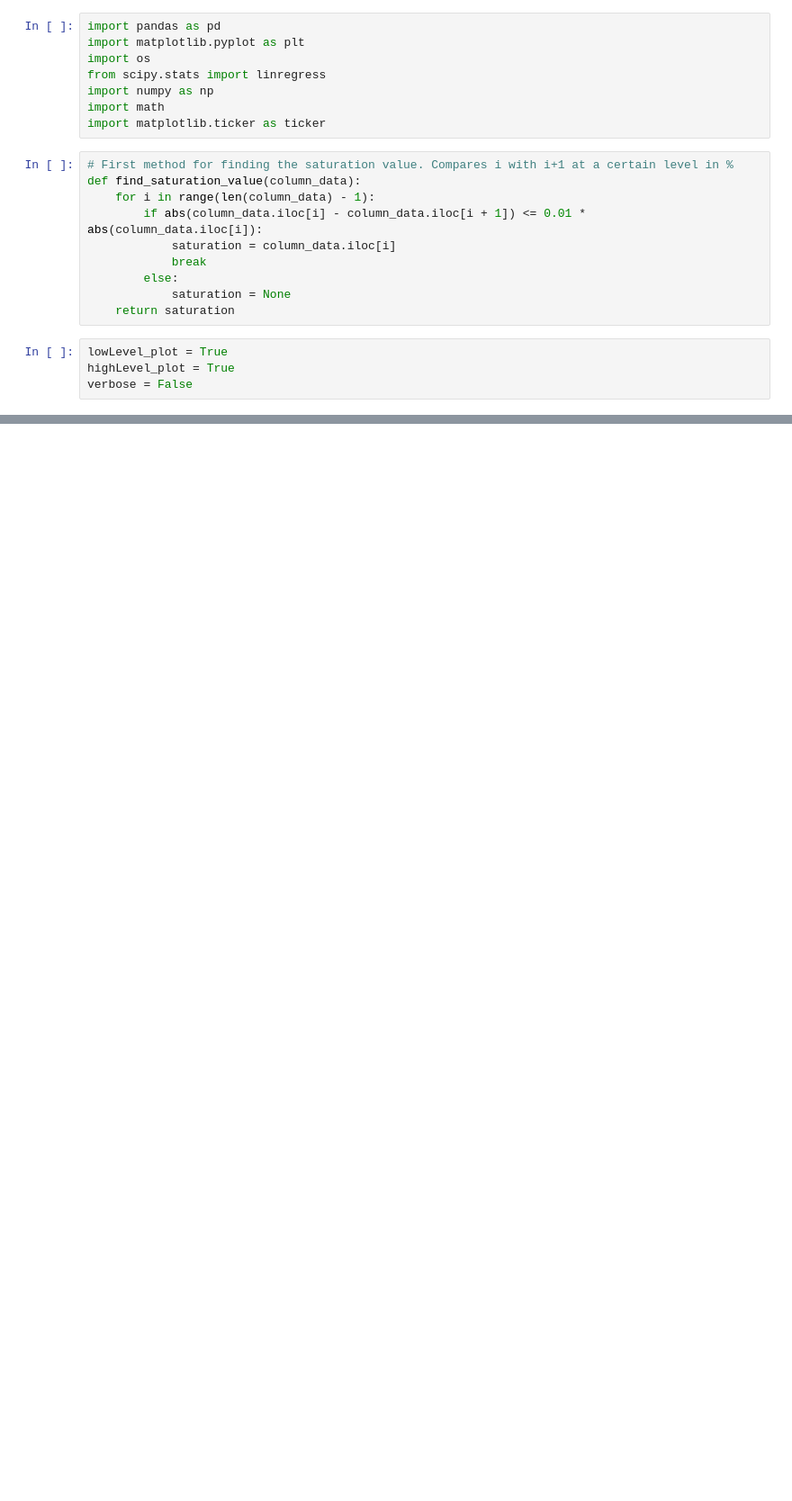
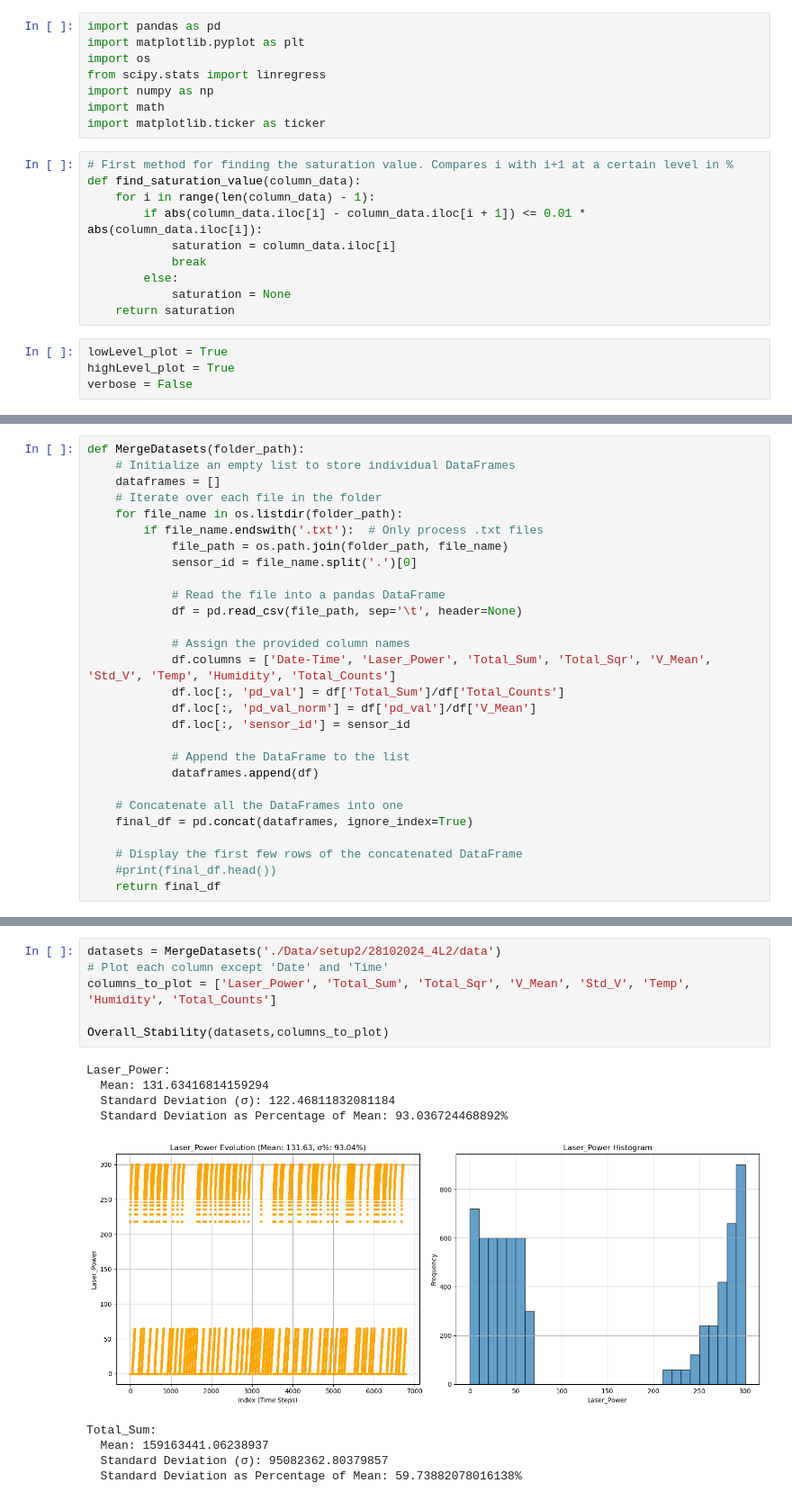
Before and after one commit to IFAEControl/sensors-analysis, a Jupyter notebook: Characterization_board_setup2.ipynb, the cells around one changed output, grey strips where cells are left out. Shown at 90% size. Saved outputs shown, nothing was run; the diff lists cells and outputs as text; blank space fills up the shorter version.

```diff
--- a/Characterization_board_setup2.ipynb
+++ b/Characterization_board_setup2.ipynb
@@ -419,0 +426,28 @@ errors 532 [np.float64(3.3839791124867693), np.float64(3.7849643112329665), np.f
+# %%
+def MergeDatasets(folder_path):
+    # Initialize an empty list to store individual DataFrames
+    dataframes = []
+    # Iterate over each file in the folder
+    for file_name in os.listdir(folder_path):
+        if file_name.endswith('.txt'):  # Only process .txt files
+            file_path = os.path.join(folder_path, file_name)
+            sensor_id = file_name.split('.')[0]
+
+            # Read the file into a pandas DataFrame
+            df = pd.read_csv(file_path, sep='\t', header=None)
+
+            # Assign the provided column names
+            df.columns = ['Date-Time', 'Laser_Power', 'Total_Sum', 'Total_Sqr', 'V_Mean', 'Std_V', 'Temp', 'Humidity', 'Total_Counts']
+            df.loc[:, 'pd_val'] = df['Total_Sum']/df['Total_Counts']
+            df.loc[:, 'pd_val_norm'] = df['pd_val']/df['V_Mean']
+            df.loc[:, 'sensor_id'] = sensor_id
+
+            # Append the DataFrame to the list
+            dataframes.append(df)
+
+    # Concatenate all the DataFrames into one
+    final_df = pd.concat(dataframes, ignore_index=True)
+
+    # Display the first few rows of the concatenated DataFrame
+    #print(final_df.head())
+    return final_df
@@ -419,0 +496,16 @@ errors 532 [np.float64(3.3839791124867693), np.float64(3.7849643112329665), np.f
+# %%
+datasets = MergeDatasets('./Data/setup2/28102024_4L2/data')
+# Plot each column except 'Date' and 'Time'
+columns_to_plot = ['Laser_Power', 'Total_Sum', 'Total_Sqr', 'V_Mean', 'Std_V', 'Temp', 'Humidity', 'Total_Counts']
+
+Overall_Stability(datasets,columns_to_plot)
+# %% [output]
+Laser_Power:
+  Mean: 131.63416814159294
+  Standard Deviation (σ): 122.46811832081184
+  Standard Deviation as Percentage of Mean: 93.036724468892%
+[figure, added]
+Total_Sum:
+  Mean: 159163441.06238937
+  Standard Deviation (σ): 95082362.80379857
+  Standard Deviation as Percentage of Mean: 59.73882078016138%
```
Also changed, not shown: parts of 9 cells of this notebook.
